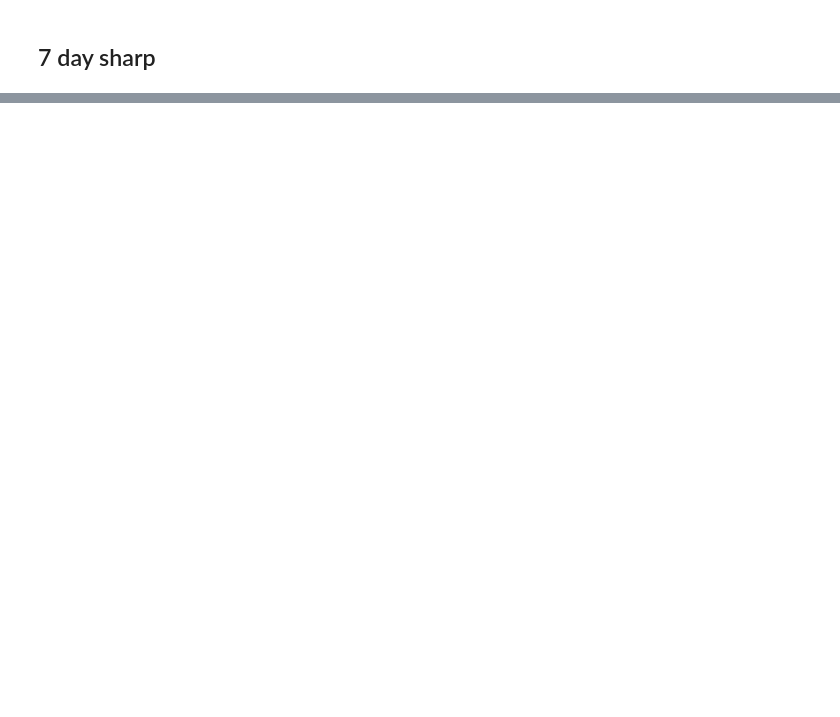
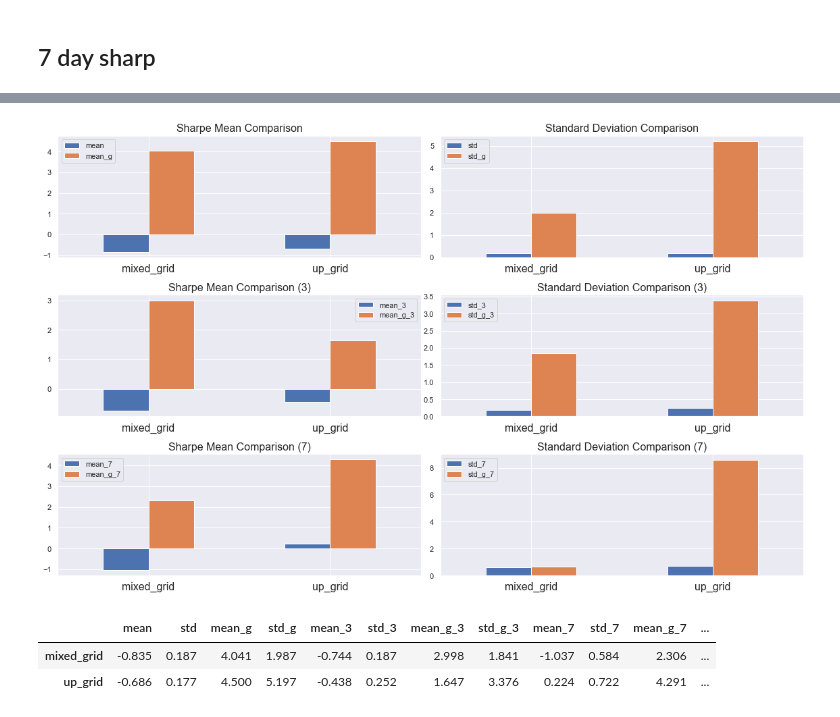
Before and after one commit to sacr1f1ce/RL-FinalProject, a Jupyter notebook: notebooks/Sharp.ipynb, the cells around one changed output, grey strips where cells are left out. Cells and saved outputs as stored; diff of their text form; code cells hidden in the pictures; blank space fills up the shorter version.

```diff
--- a/notebooks/Sharp.ipynb
+++ b/notebooks/Sharp.ipynb
@@ -590,0 +808,2 @@ shrp, np.mean(shrp)/ np.std(shrp)
+# %%
+df = results.iloc[1:, :]
@@ -590,0 +830,39 @@ shrp, np.mean(shrp)/ np.std(shrp)
+# %%
+# Plotting
+fig, axes = plt.subplots(nrows=3, ncols=2, figsize=(16, 10))
+
+# Plot for 'mean' and 'mean_g'
+df[['mean', 'mean_g']].plot(kind='bar', ax=axes[0, 0])
+axes[0,0].set_xticklabels(df.index, rotation=0,  size=16)
+axes[0,0].set_title(label = 'Sharpe Mean Comparison', size=16)
+# Plot for 'std' and 'std_g'
+df[['std', 'std_g']].plot(kind='bar', ax=axes[0, 1])
+axes[0,1].set_xticklabels(df.index, rotation=0,  size=16)
+axes[0,1].set_title(label = 'Standard Deviation Comparison', size=16)
+# Plot for 'mean_3' and 'mean_g_3'
+df[['mean_3', 'mean_g_3']].plot(kind='bar', ax=axes[1, 0], title='Sharpe Mean Comparison (3)')
+axes[1,0].set_xticklabels(df.index, rotation=0,  size=16)
+axes[1,0].set_title(label = 'Sharpe Mean Comparison (3)', size=16)
+# Plot for 'std_3' and 'std_g_3'
+df[['std_3', 'std_g_3']].plot(kind='bar', ax=axes[1, 1])
+axes[1,1].set_xticklabels(df.index, rotation=0,  size=16)
+axes[1,1].set_title(label = 'Standard Deviation Comparison (3)', size=16)
+# Plot for 'mean_3' and 'mean_g_3'
+df[['mean_7', 'mean_g_7']].plot(kind='bar', ax=axes[2, 0])
+axes[2,0].set_xticklabels(df.index, rotation=0,  size=16)
+axes[2,0].set_title(label = 'Sharpe Mean Comparison (7)', size=16)
+# Plot for 'std_3' and 'std_g_3'
+df[['std_7', 'std_g_7']].plot(kind='bar', ax=axes[2, 1])
+axes[2,1].set_xticklabels(df.index, rotation=0,  size=16)
+axes[2,1].set_title(label = 'Standard Deviation Comparison (7)', size=16)
+
+plt.tight_layout()
+plt.show()
+# %% [output]
+[figure, added]
+# %%
+df
+# %% [output]
+|  | mean | std | mean_g | std_g | mean_3 | std_3 | mean_g_3 | std_g_3 | mean_7 | std_7 | mean_g_7 | ... |
+| mixed_grid | -0.835 | 0.187 | 4.041 | 1.987 | -0.744 | 0.187 | 2.998 | 1.841 | -1.037 | 0.584 | 2.306 | ... |
+| up_grid | -0.686 | 0.177 | 4.500 | 5.197 | -0.438 | 0.252 | 1.647 | 3.376 | 0.224 | 0.722 | 4.291 | ... |
```
Also changed, not shown: parts of 101 cells of this notebook.
